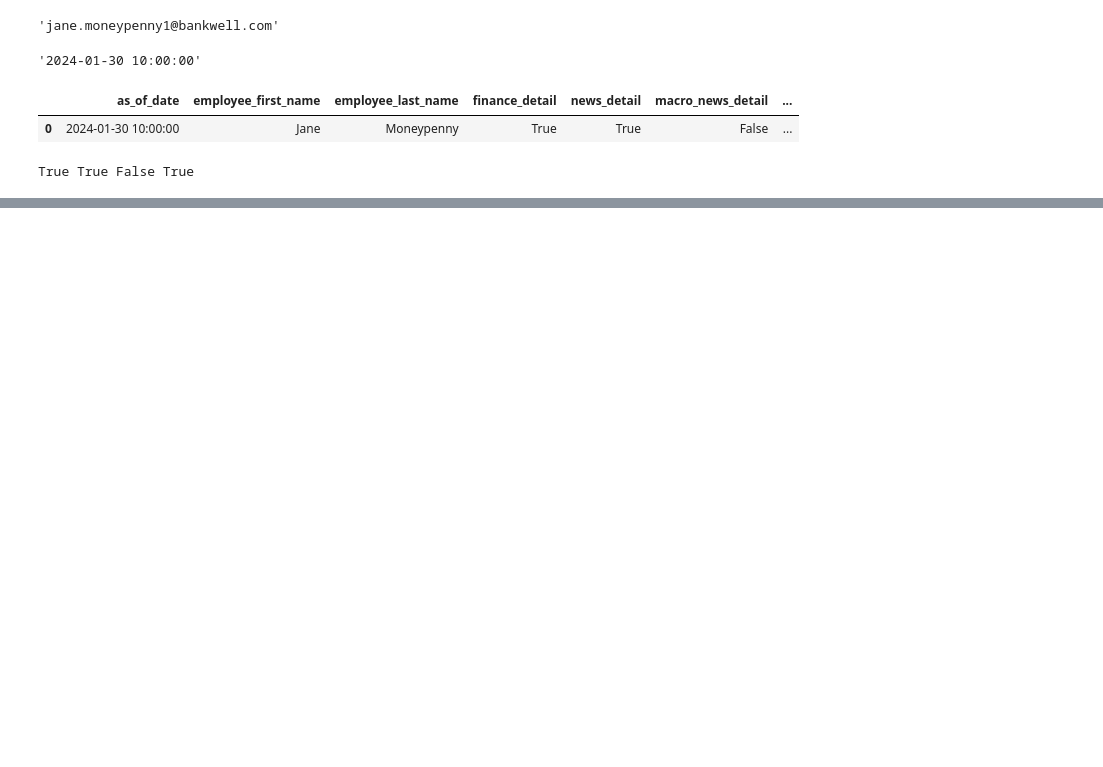
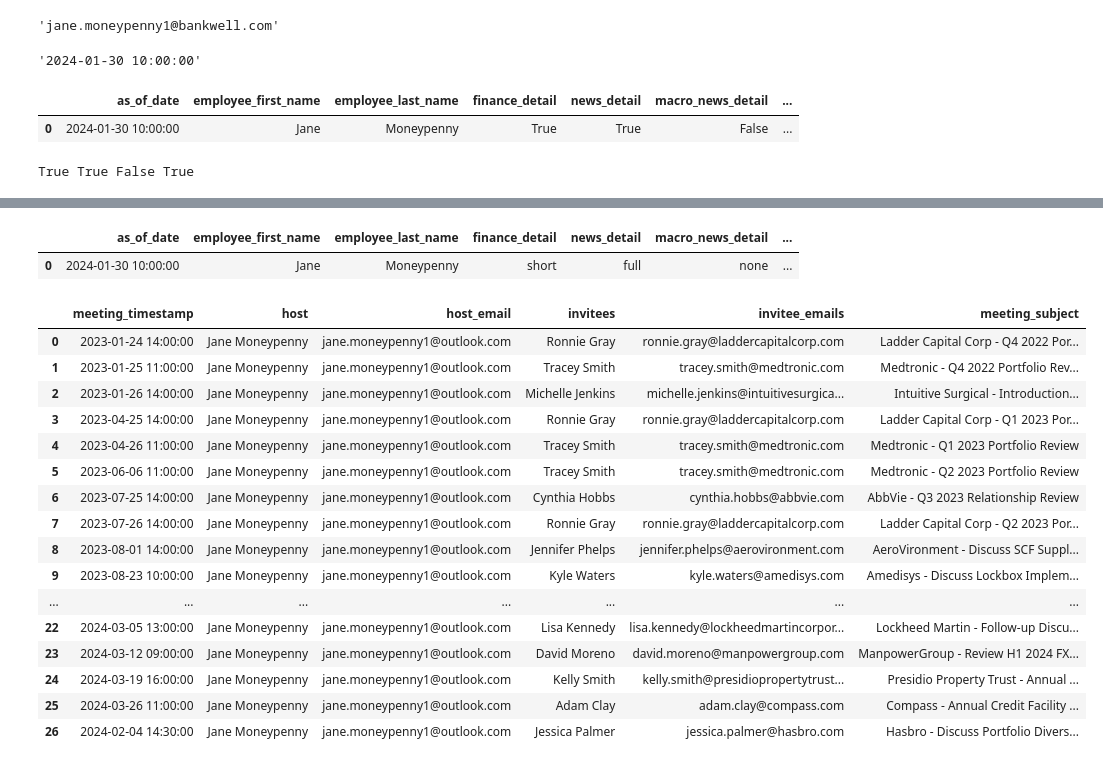
Before and after one commit to ConvoAI-Capstone-SpSu2025/currensee, a Jupyter notebook: notebooks/1.0-data_loading/preference_data_testing_nb.ipynb, the cells around one changed output, grey strips where cells are left out. Saved outputs shown, nothing was run; the diff lists cells and outputs as text; code cells hidden in the pictures; blank space fills up the shorter version.

```diff
--- a/notebooks/1.0-data_loading/preference_data_testing_nb.ipynb
+++ b/notebooks/1.0-data_loading/preference_data_testing_nb.ipynb
@@ -138,0 +166,26 @@ True True False True
+# %%
+pref_df.head()
+# %% [output]
+|  | as_of_date | employee_first_name | employee_last_name | finance_detail | news_detail | macro_news_detail | ... |
+| 0 | 2024-01-30 10:00:00 | Jane | Moneypenny | short | full | none | ... |
+# %%
+df = pd.read_sql("SELECT * from meeting_data where meeting_timestamp > 	'2023-01-23 10:00:00' ", con=engine)
+df.head(30)
+# %% [output]
+|  | meeting_timestamp | host | host_email | invitees | invitee_emails | meeting_subject |
+| 0 | 2023-01-24 14:00:00 | Jane Moneypenny | jane.moneypenny1@outlook.com | Ronnie Gray | ronnie.gray@laddercapitalcorp.com | Ladder Capital Corp - Q4 2022 Por... |
+| 1 | 2023-01-25 11:00:00 | Jane Moneypenny | jane.moneypenny1@outlook.com | Tracey Smith | tracey.smith@medtronic.com | Medtronic - Q4 2022 Portfolio Rev... |
+| 2 | 2023-01-26 14:00:00 | Jane Moneypenny | jane.moneypenny1@outlook.com | Michelle Jenkins | michelle.jenkins@intuitivesurgica... | Intuitive Surgical - Introduction... |
+| 3 | 2023-04-25 14:00:00 | Jane Moneypenny | jane.moneypenny1@outlook.com | Ronnie Gray | ronnie.gray@laddercapitalcorp.com | Ladder Capital Corp - Q1 2023 Por... |
+| 4 | 2023-04-26 11:00:00 | Jane Moneypenny | jane.moneypenny1@outlook.com | Tracey Smith | tracey.smith@medtronic.com | Medtronic - Q1 2023 Portfolio Review |
+| 5 | 2023-06-06 11:00:00 | Jane Moneypenny | jane.moneypenny1@outlook.com | Tracey Smith | tracey.smith@medtronic.com | Medtronic - Q2 2023 Portfolio Review |
+| 6 | 2023-07-25 14:00:00 | Jane Moneypenny | jane.moneypenny1@outlook.com | Cynthia Hobbs | cynthia.hobbs@abbvie.com | AbbVie - Q3 2023 Relationship Review |
+| 7 | 2023-07-26 14:00:00 | Jane Moneypenny | jane.moneypenny1@outlook.com | Ronnie Gray | ronnie.gray@laddercapitalcorp.com | Ladder Capital Corp - Q2 2023 Por... |
+| 8 | 2023-08-01 14:00:00 | Jane Moneypenny | jane.moneypenny1@outlook.com | Jennifer Phelps | jennifer.phelps@aerovironment.com | AeroVironment - Discuss SCF Suppl... |
+| 9 | 2023-08-23 10:00:00 | Jane Moneypenny | jane.moneypenny1@outlook.com | Kyle Waters | kyle.waters@amedisys.com | Amedisys - Discuss Lockbox Implem... |
+| ... | ... | ... | ... | ... | ... | ... |
+| 22 | 2024-03-05 13:00:00 | Jane Moneypenny | jane.moneypenny1@outlook.com | Lisa Kennedy | lisa.kennedy@lockheedmartincorpor... | Lockheed Martin - Follow-up Discu... |
+| 23 | 2024-03-12 09:00:00 | Jane Moneypenny | jane.moneypenny1@outlook.com | David Moreno | david.moreno@manpowergroup.com | ManpowerGroup - Review H1 2024 FX... |
+| 24 | 2024-03-19 16:00:00 | Jane Moneypenny | jane.moneypenny1@outlook.com | Kelly Smith | kelly.smith@presidiopropertytrust... | Presidio Property Trust - Annual ... |
+| 25 | 2024-03-26 11:00:00 | Jane Moneypenny | jane.moneypenny1@outlook.com | Adam Clay | adam.clay@compass.com | Compass - Annual Credit Facility ... |
+| 26 | 2024-02-04 14:30:00 | Jane Moneypenny | jane.moneypenny1@outlook.com | Jessica Palmer | jessica.palmer@hasbro.com | Hasbro - Discuss Portfolio Divers... |
```
Also changed, not shown: parts of 4 cells of this notebook, 10 other files.
